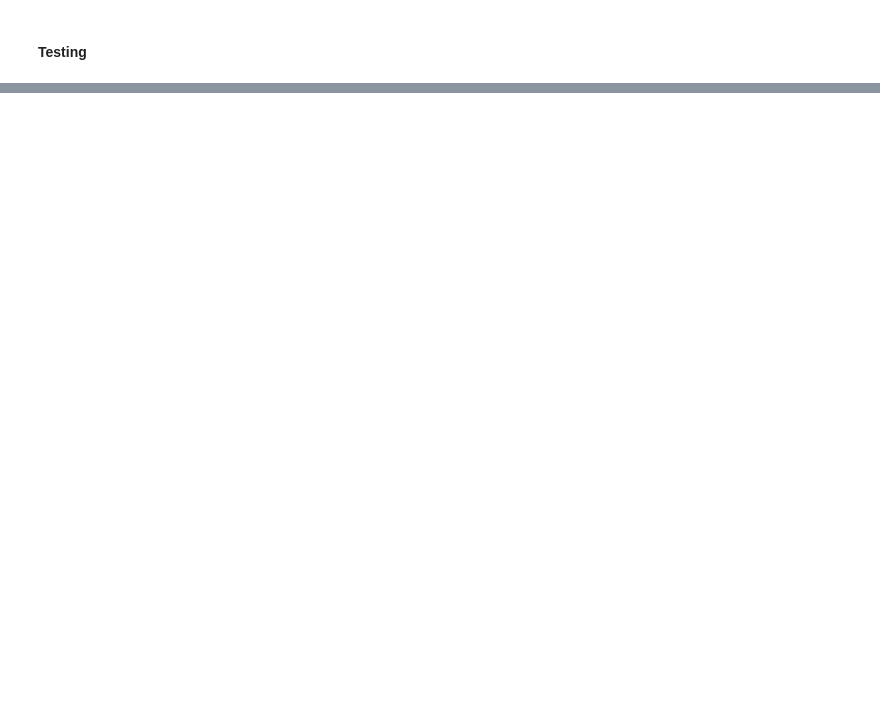
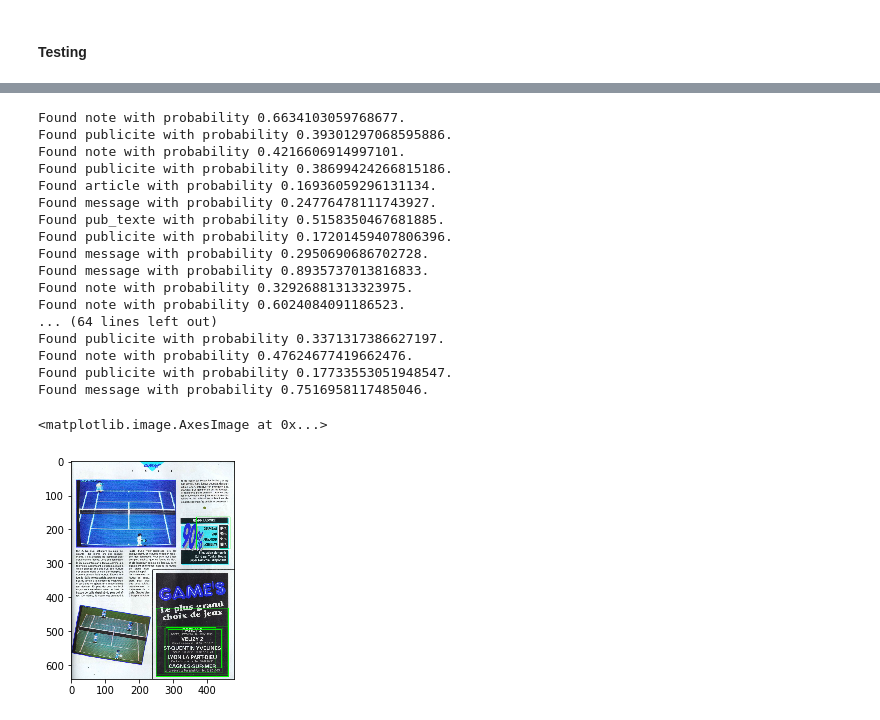
Before and after one commit to Amustache/pubrecon, a Jupyter notebook: project2/notebooks/2c. Working model.ipynb, the cells around one changed output, grey strips where cells are left out. Cells and saved outputs as stored; diff of their text form; code cells hidden in the pictures; blank space fills up the shorter version.

```diff
--- a/project2/notebooks/2c. Working model.ipynb
+++ b/project2/notebooks/2c. Working model.ipynb
@@ -349,0 +564,44 @@ for i in range(30):
+# %%
+img = cv2.imread(sample_file)
+ss.setBaseImage(img)
+ss.switchToSelectiveSearchFast()
+ssresults = ss.process()
+imout = img.copy()
+for e,result in enumerate(tqdm(ssresults)):
+    if e < N:
+        x,y,w,h = result
+        timage = imout[y:y+h,x:x+w]
+        resized = cv2.resize(timage, (224,224), interpolation = cv2.INTER_AREA)
+        img = np.expand_dims(resized, axis=0)
+        out= model.predict(img)
+
+        guess = chosen_binarizer.classes_[out.argmax()]
+        guess_probability = out.max()
+
+        if guess != "background":  # Eh...
+            print("Found {} with probability {}.".format(guess, guess_probability))
+            if guess_probability > IOU_THRESHOLD:
+                cv2.rectangle(imout, (x, y), (x+w, y+h), (0, 255, 0), 1, cv2.LINE_AA)
+                cv2.putText(img, "{}".format(guess), (x, y), cv2.FONT_HERSHEY_SIMPLEX, 1, (255,0,0), 2, cv2.LINE_AA)
+plt.figure()
+plt.imshow(imout)
+# %% [output]
+Found note with probability 0.6634103059768677.
+Found publicite with probability 0.39301297068595886.
+Found note with probability 0.4216606914997101.
+Found publicite with probability 0.38699424266815186.
+Found article with probability 0.16936059296131134.
+Found message with probability 0.24776478111743927.
+Found pub_texte with probability 0.5158350467681885.
+Found publicite with probability 0.17201459407806396.
+Found message with probability 0.2950690686702728.
+Found message with probability 0.8935737013816833.
+Found note with probability 0.32926881313323975.
+Found note with probability 0.6024084091186523.
+... (64 lines left out)
+Found publicite with probability 0.3371317386627197.
+Found note with probability 0.47624677419662476.
+Found publicite with probability 0.17733553051948547.
+Found message with probability 0.7516958117485046.
+<matplotlib.image.AxesImage at 0x...>
+[figure, added]
```
Also changed, not shown: parts of 23 cells of this notebook.
